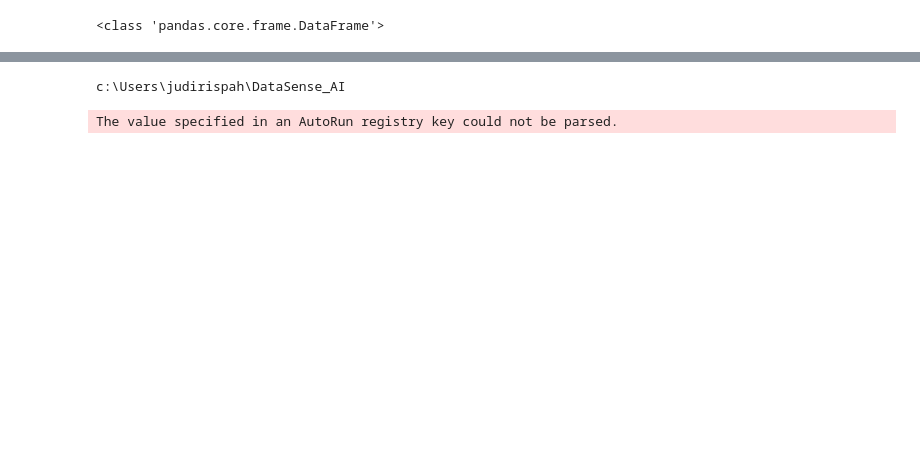
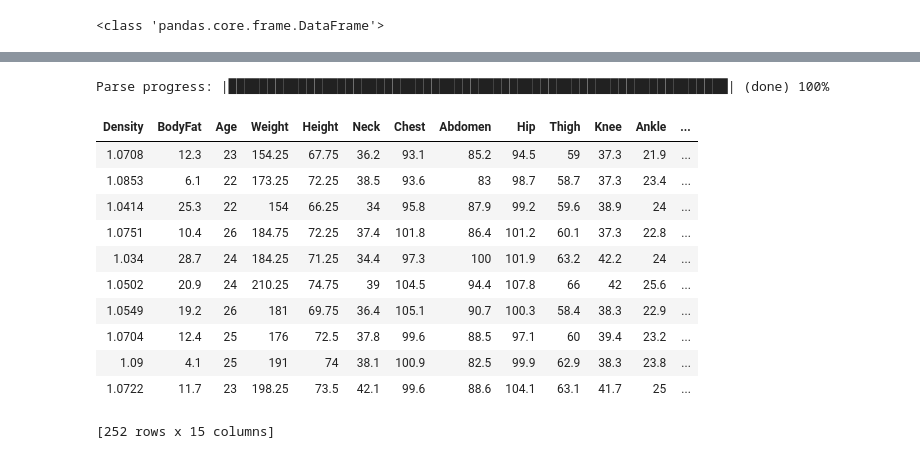
Before and after one commit to judirispah/DataSense_AI, a Jupyter notebook: experiment.ipynb, the cells around one changed output, grey strips where cells are left out. Drawn from its saved outputs; the diff is of its cells as text; code cells hidden in the pictures; blank space fills up the shorter version.

```diff
--- a/experiment.ipynb
+++ b/experiment.ipynb
@@ -20,6 +20,8 @@ print(type(df))
 <class 'pandas.core.frame.DataFrame'>
 # %%
 
+import h2o
+from h2o.automl import H2OAutoML
 
-df = pd.read_json('k.json',lines=True)
+h2o.init()
 # %% [output]
@@ -27,5 +52,17 @@ ValueError: Expected object or value
 # %%
-!cd
+h2o_df = h2o.H2OFrame(df)
+h2o_df
 # %% [output]
-c:\Users\judirispah\DataSense_AI
+Parse progress: |████████████████████████████████████████████████████████████████| (done) 100%
+| Density | BodyFat | Age | Weight | Height | Neck | Chest | Abdomen | Hip | Thigh | Knee | Ankle | ... |
+| 1.0708 | 12.3 | 23 | 154.25 | 67.75 | 36.2 | 93.1 | 85.2 | 94.5 | 59 | 37.3 | 21.9 | ... |
+| 1.0853 | 6.1 | 22 | 173.25 | 72.25 | 38.5 | 93.6 | 83 | 98.7 | 58.7 | 37.3 | 23.4 | ... |
+| 1.0414 | 25.3 | 22 | 154 | 66.25 | 34 | 95.8 | 87.9 | 99.2 | 59.6 | 38.9 | 24 | ... |
+| 1.0751 | 10.4 | 26 | 184.75 | 72.25 | 37.4 | 101.8 | 86.4 | 101.2 | 60.1 | 37.3 | 22.8 | ... |
+| 1.034 | 28.7 | 24 | 184.25 | 71.25 | 34.4 | 97.3 | 100 | 101.9 | 63.2 | 42.2 | 24 | ... |
+| 1.0502 | 20.9 | 24 | 210.25 | 74.75 | 39 | 104.5 | 94.4 | 107.8 | 66 | 42 | 25.6 | ... |
+| 1.0549 | 19.2 | 26 | 181 | 69.75 | 36.4 | 105.1 | 90.7 | 100.3 | 58.4 | 38.3 | 22.9 | ... |
+| 1.0704 | 12.4 | 25 | 176 | 72.5 | 37.8 | 99.6 | 88.5 | 97.1 | 60 | 39.4 | 23.2 | ... |
+| 1.09 | 4.1 | 25 | 191 | 74 | 38.1 | 100.9 | 82.5 | 99.9 | 62.9 | 38.3 | 23.8 | ... |
+| 1.0722 | 11.7 | 23 | 198.25 | 73.5 | 42.1 | 99.6 | 88.6 | 104.1 | 63.1 | 41.7 | 25 | ... |
-The value specified in an AutoRun registry key could not be parsed.
+[252 rows x 15 columns]
```
Also changed, not shown: parts of 7 cells of this notebook, 1 other file.
